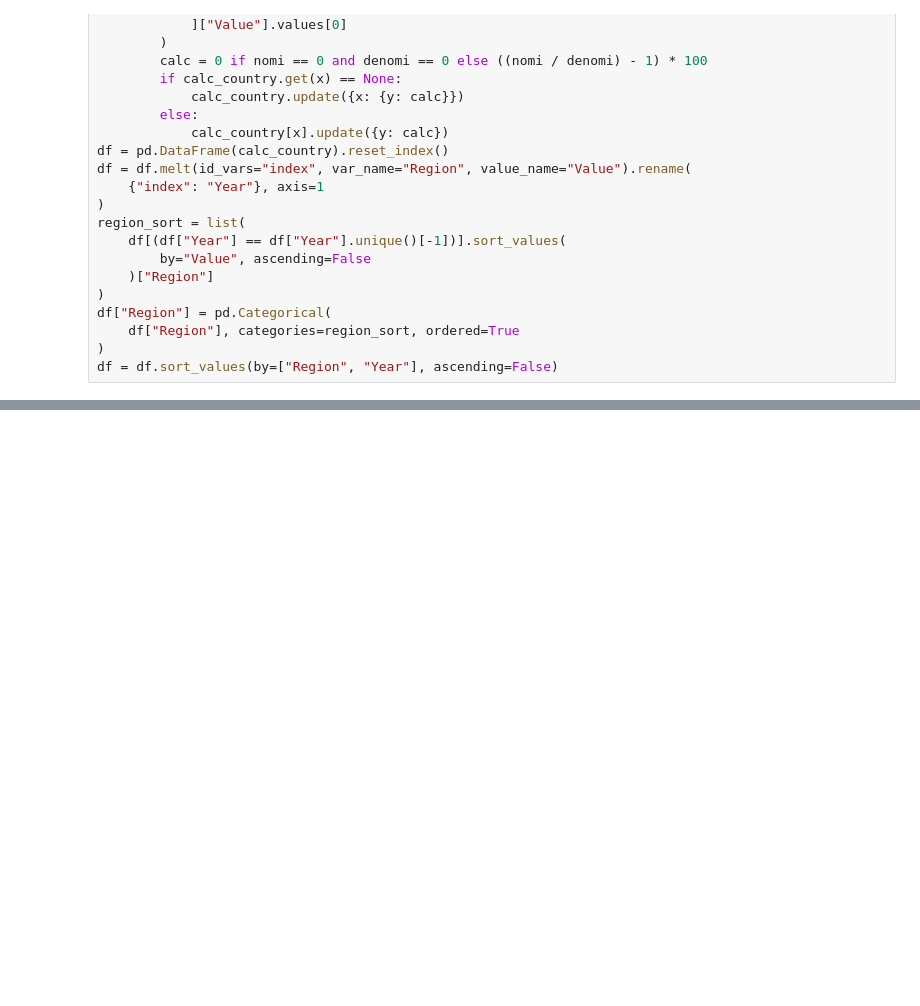
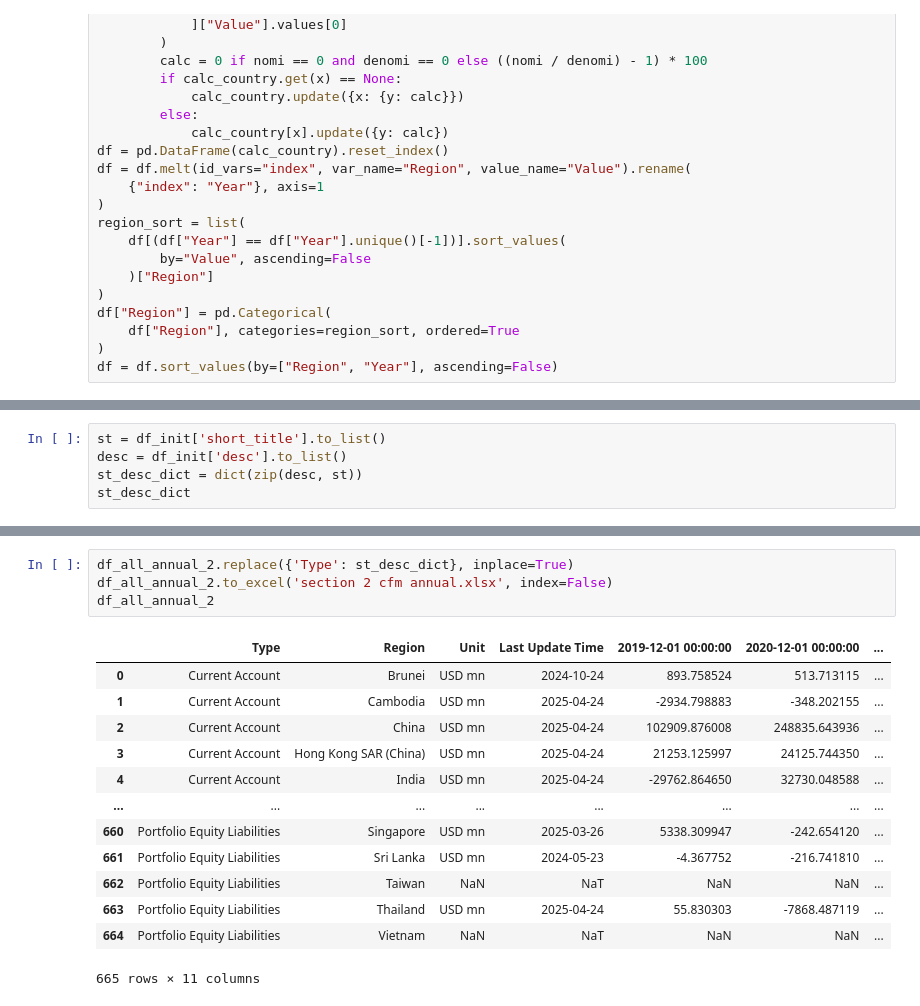
Before and after one commit to aizudeen11/cfm-nlp, a Jupyter notebook: to_gsheet/main.ipynb, the cells around one changed output, grey strips where cells are left out. Saved outputs shown, nothing was run; the diff lists cells and outputs as text; blank space fills up the shorter version.

```diff
--- a/to_gsheet/main.ipynb
+++ b/to_gsheet/main.ipynb
@@ -557,0 +685,5 @@ df
+# %%
+st = df_init['short_title'].to_list()
+desc = df_init['desc'].to_list()
+st_desc_dict = dict(zip(desc, st))
+st_desc_dict
@@ -557,0 +708,18 @@ df
+# %%
+df_all_annual_2.replace({'Type': st_desc_dict}, inplace=True)
+df_all_annual_2.to_excel('section 2 cfm annual.xlsx', index=False)
+df_all_annual_2
+# %% [output]
+|  | Type | Region | Unit | Last Update Time | 2019-12-01 00:00:00 | 2020-12-01 00:00:00 | ... |
+| 0 | Current Account | Brunei | USD mn | 2024-10-24 | 893.758524 | 513.713115 | ... |
+| 1 | Current Account | Cambodia | USD mn | 2025-04-24 | -2934.798883 | -348.202155 | ... |
+| 2 | Current Account | China | USD mn | 2025-04-24 | 102909.876008 | 248835.643936 | ... |
+| 3 | Current Account | Hong Kong SAR (China) | USD mn | 2025-04-24 | 21253.125997 | 24125.744350 | ... |
+| 4 | Current Account | India | USD mn | 2025-04-24 | -29762.864650 | 32730.048588 | ... |
+| ... | ... | ... | ... | ... | ... | ... | ... |
+| 660 | Portfolio Equity Liabilities | Singapore | USD mn | 2025-03-26 | 5338.309947 | -242.654120 | ... |
+| 661 | Portfolio Equity Liabilities | Sri Lanka | USD mn | 2024-05-23 | -4.367752 | -216.741810 | ... |
+| 662 | Portfolio Equity Liabilities | Taiwan | NaN | NaT | NaN | NaN | ... |
+| 663 | Portfolio Equity Liabilities | Thailand | USD mn | 2025-04-24 | 55.830303 | -7868.487119 | ... |
+| 664 | Portfolio Equity Liabilities | Vietnam | NaN | NaT | NaN | NaN | ... |
+665 rows × 11 columns
```
Also changed, not shown: parts of 6 cells of this notebook, 3 other files.
